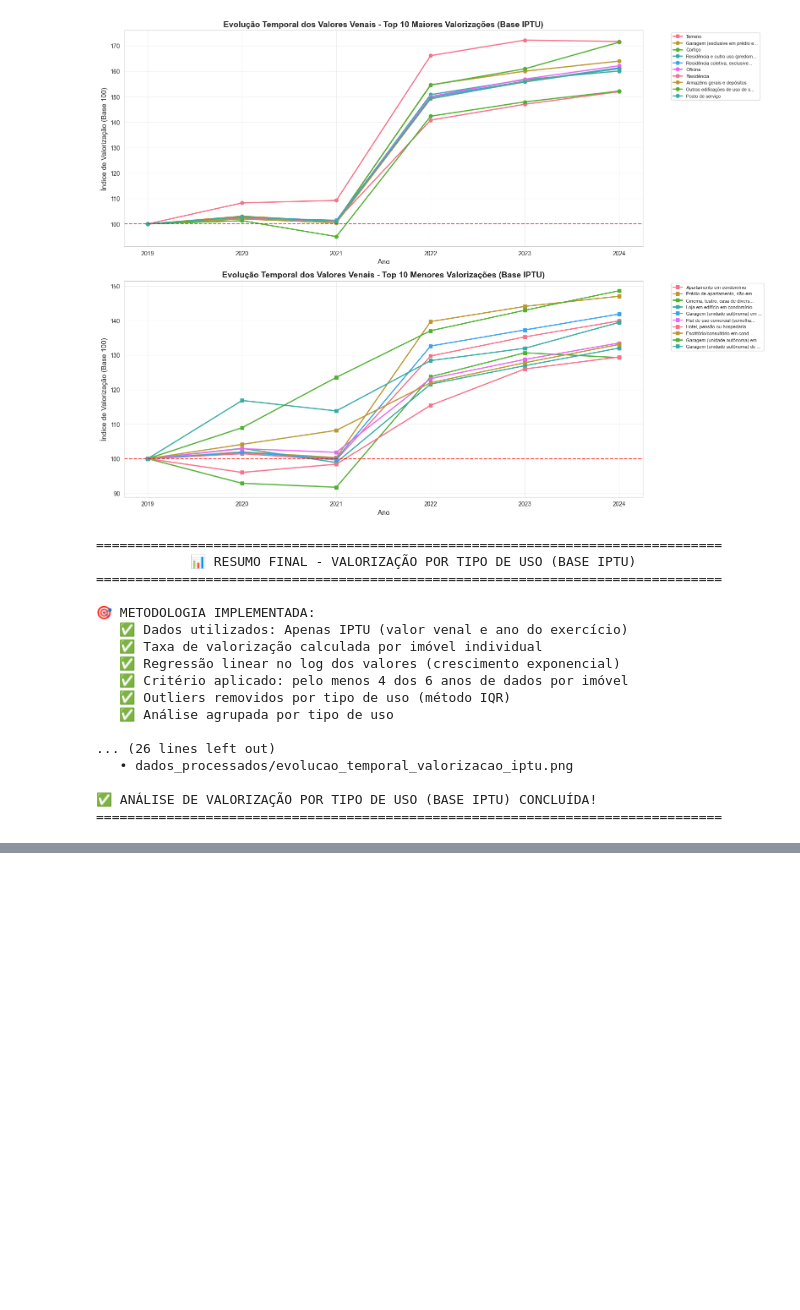
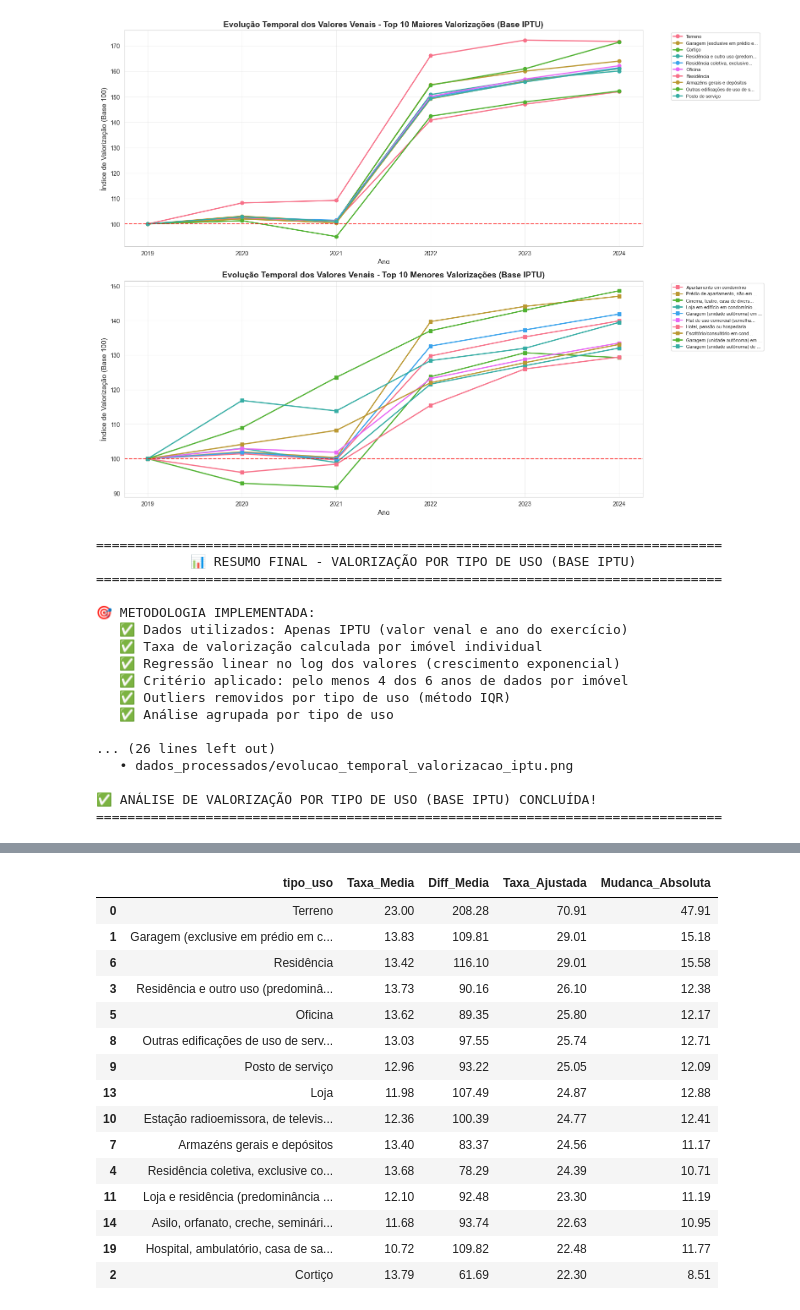
Before and after one commit to cazevedo1977/academico, a Jupyter notebook: doutorado/disciplinas/PCS 5787 - Ciencia de Dados e Big Data/trabalhofinal/analise_comportamento_mercado_imobiliario.ipynb, the cells around one changed output, grey strips where cells are left out. Saved outputs shown, nothing was run; the diff lists cells and outputs as text; code cells hidden in the pictures; blank space fills up the shorter version.

```diff
--- a/doutorado/disciplinas/PCS 5787 - Ciencia de Dados e Big Data/trabalhofinal/analise_comportamento_mercado_imobiliario.ipynb
+++ b/doutorado/disciplinas/PCS 5787 - Ciencia de Dados e Big Data/trabalhofinal/analise_comportamento_mercado_imobiliario.ipynb
@@ -983,0 +1176,72 @@ else:
+# %%
+# ============================================================================
+# PASSO 2: COMBINAR TAXAS DE VALORIZAÇÃO COM DIFERENÇAS POR TIPO DE USO
+# ============================================================================
+
+print('\n📊 PASSO 2: COMBINAÇÃO DE TAXAS DE VALORIZAÇÃO COM DIFERENÇAS\n')
+
+# Verificar se temos as taxas calculadas na seção 4.4
+if 'stats_por_tipo_iptu' not in locals() or len(stats_por_tipo_iptu) == 0:
+    print('⚠️ Taxas de valorização por tipo de uso não encontradas!')
+    print('   Execute primeiro a seção 4.4 para calcular as taxas baseadas no valor venal')
+    raise ValueError('stats_por_tipo_iptu não encontrado')
+
+print(f'✅ Taxas de valorização disponíveis para {len(stats_por_tipo_iptu)} tipos de uso')
+
+# Criar DataFrame combinado
+# Renomear coluna de tipo de uso em diff_por_tipo para facilitar merge
+diff_por_tipo_reset = diff_por_tipo.reset_index()
+diff_por_tipo_reset.rename(columns={'TIPO DE USO DO IMOVEL': 'tipo_uso'}, inplace=True)
+
+# Renomear coluna em stats_por_tipo_iptu se necessário
+stats_por_tipo_iptu_reset = stats_por_tipo_iptu.reset_index()
+
+# Realizar merge das taxas com as diferenças
+df_comparacao = pd.merge(
+    stats_por_tipo_iptu_reset,
+    diff_por_tipo_reset,
+    on='tipo_uso',
+    how='inner',
+    suffixes=('_taxa', '_diff')
+)
+
+print(f'\n✅ Merge realizado: {len(df_comparacao)} tipos de uso com dados completos')
+print(f'   Tipos apenas com taxa (sem diferença): {len(stats_por_tipo_iptu) - len(df_comparacao)}')
+print(f'   Tipos apenas com diferença (sem taxa): {len(diff_por_tipo) - len(df_comparacao)}')
+
+# ============================================================================
+# PASSO 3: APLICAR AJUSTE ÀS TAXAS DE VALORIZAÇÃO
+# ============================================================================
+
+print('\n📊 PASSO 3: APLICAÇÃO DO AJUSTE ÀS TAXAS DE VALORIZAÇÃO\n')
+
+# Aplicar ajuste: taxa_ajustada = taxa_venal * (1 + diff_pct/100)
+# A diferença percentual já está em %, então dividimos por 100
+df_comparacao['Taxa_Ajustada'] = df_comparacao['Taxa_Media'] * (1 + df_comparacao['Diff_Media'] / 100)
+
+# Também calcular ajuste para a mediana
+df_comparacao['Taxa_Mediana_Ajustada'] = df_comparacao['Taxa_Mediana'] * (1 + df_comparacao['Diff_Mediana'] / 100)
+
+# Calcular mudança absoluta e percentual
+df_comparacao['Mudanca_Absoluta'] = df_comparacao['Taxa_Ajustada'] - df_comparacao['Taxa_Media']
+df_comparacao['Mudanca_Percentual'] = (df_comparacao['Mudanca_Absoluta'] / df_comparacao['Taxa_Media']) * 100
+
+# Ordenar por taxa ajustada (maior para menor)
+df_comparacao = df_comparacao.sort_values('Taxa_Ajustada', ascending=False)
+
+print(f'\n📈 ESTATÍSTICAS DO AJUSTE:')
+print(f'   Tipos ajustados: {len(df_comparacao)}')
+print(f'   Taxa média antes (venal): {df_comparacao["Taxa_Media"].mean():.2f}% ao ano')
+print(f'   Taxa média depois (ajustada): {df_comparacao["Taxa_Ajustada"].mean():.2f}% ao ano')
+print(f'   Mudança média absoluta: {df_comparacao["Mudanca_Absoluta"].mean():.2f} pontos percentuais')
+print(f'   Mudança média percentual: {df_comparacao["Mudanca_Percentual"].mean():.2f}%')
+
+# Mostrar resumo antes/depois para top 15
+print(f'\n🔝 TOP 15 - COMPARAÇÃO ANTES/DEPOIS DO AJUSTE:')
+colunas_comparacao = ['tipo_uso', 'Taxa_Media', 'Diff_Media', 'Taxa_Ajustada', 'Mudanca_Absoluta']
+display(df_comparacao.head(15)[colunas_comparacao].round(2))
+
+# Mostrar bottom 15
+print(f'\n🔻 BOTTOM 15 - COMPARAÇÃO ANTES/DEPOIS DO AJUSTE:')
+display(df_comparacao.tail(15)[colunas_comparacao].round(2))
+# %% [output]
@@ -983,0 +1267,16 @@ else:
+|  | tipo_uso | Taxa_Media | Diff_Media | Taxa_Ajustada | Mudanca_Absoluta |
+| 0 | Terreno | 23.00 | 208.28 | 70.91 | 47.91 |
+| 1 | Garagem (exclusive em prédio em c... | 13.83 | 109.81 | 29.01 | 15.18 |
+| 6 | Residência | 13.42 | 116.10 | 29.01 | 15.58 |
+| 3 | Residência e outro uso (predominâ... | 13.73 | 90.16 | 26.10 | 12.38 |
+| 5 | Oficina | 13.62 | 89.35 | 25.80 | 12.17 |
+| 8 | Outras edificações de uso de serv... | 13.03 | 97.55 | 25.74 | 12.71 |
+| 9 | Posto de serviço | 12.96 | 93.22 | 25.05 | 12.09 |
+| 13 | Loja | 11.98 | 107.49 | 24.87 | 12.88 |
+| 10 | Estação radioemissora, de televis... | 12.36 | 100.39 | 24.77 | 12.41 |
+| 7 | Armazéns gerais e depósitos | 13.40 | 83.37 | 24.56 | 11.17 |
+| 4 | Residência coletiva, exclusive co... | 13.68 | 78.29 | 24.39 | 10.71 |
+| 11 | Loja e residência (predominância ... | 12.10 | 92.48 | 23.30 | 11.19 |
+| 14 | Asilo, orfanato, creche, seminári... | 11.68 | 93.74 | 22.63 | 10.95 |
+| 19 | Hospital, ambulatório, casa de sa... | 10.72 | 109.82 | 22.48 | 11.77 |
+| 2 | Cortiço | 13.79 | 61.69 | 22.30 | 8.51 |
```
Also changed, not shown: parts of 6 cells of this notebook, 8 other files.
